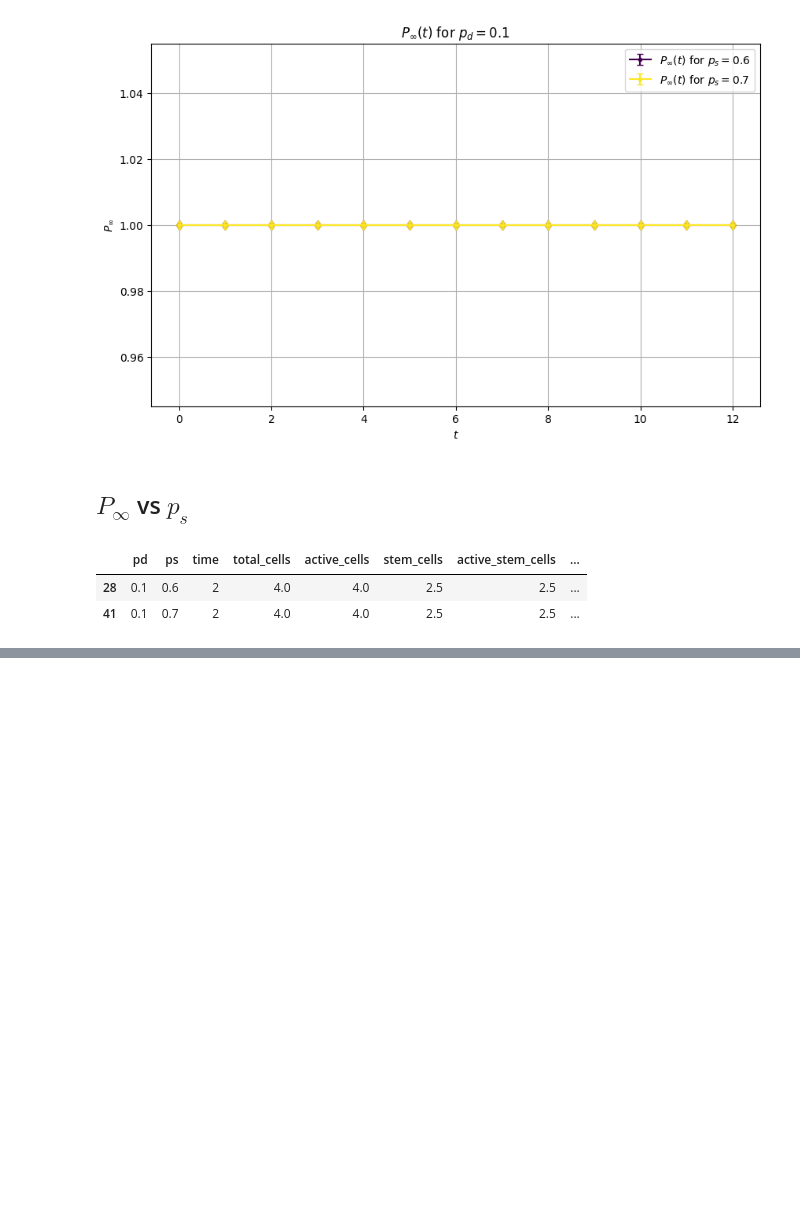
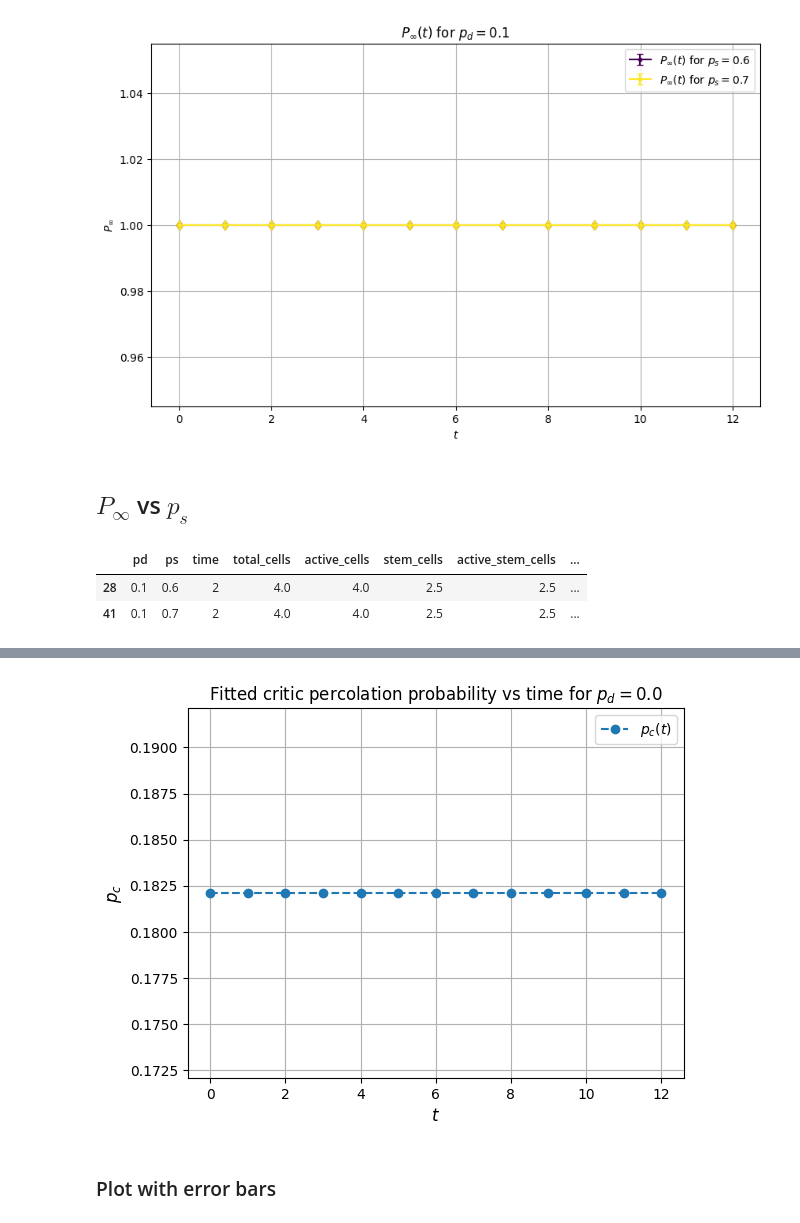
Before and after one commit to JeroFotinos/tumorsphere_culture, a Jupyter notebook: examples/plotting_dev/plotting_examples.ipynb, the cells around one changed output, grey strips where cells are left out. Drawn from its saved outputs; the diff is of its cells as text; code cells hidden in the pictures; blank space fills up the shorter version.

```diff
--- a/examples/plotting_dev/plotting_examples.ipynb
+++ b/examples/plotting_dev/plotting_examples.ipynb
@@ -166,0 +227,3 @@ tpinf.plot_p_infty_vs_ps(avg_df, time_steps=[5, 7, 10])
+# %%
+fitted_df = tpinf.make_df_fitted_pc_vs_t(avg_df, fit_with_uncert=False)
+fitted_df
@@ -166,0 +245,6 @@ tpinf.plot_p_infty_vs_ps(avg_df, time_steps=[5, 7, 10])
+# %%
+tpinf.plot_fitted_pc_vs_t(fitted_df)
+# %% [output]
+[figure, added]
+# %% [markdown]
+### Plot with error bars
```
Also changed, not shown: parts of 14 cells of this notebook, 1 other file.
